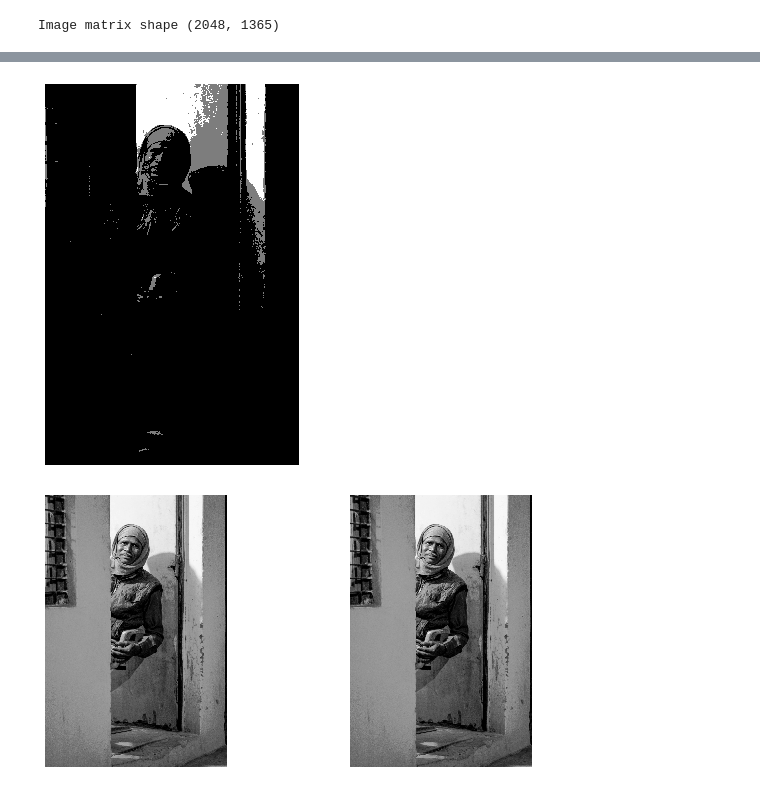
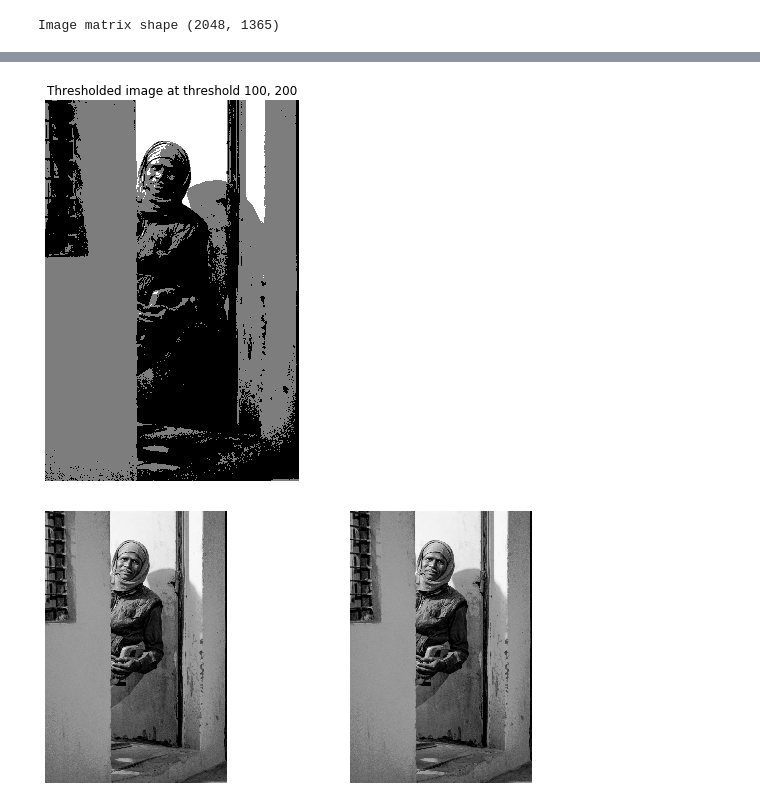
Before and after one commit to thisisashukla/computer-vision, a Jupyter notebook: 3_segmentation/01_non_contextual_techniques.ipynb, the cells around one changed output, grey strips where cells are left out. Drawn from its saved outputs; the diff is of its cells as text; code cells hidden in the pictures.

```diff
--- a/3_segmentation/01_non_contextual_techniques.ipynb
+++ b/3_segmentation/01_non_contextual_techniques.ipynb
@@ -102,11 +110,13 @@ image_hist(image_g)
 # %%
-image_th1 = simple_thresholding2(image_g, 160, 235)
+t1, t2 = 100, 200
+image_th1 = simple_thresholding2(image_g, t1, t2)
 f, ax = plt.subplots(1, 1, figsize = (7, 7))
 ax.axis('off')
 plt.imshow(image_th1, cmap = 'gray')
+plt.title('Thresholded image at threshold {}, {}'.format(t1, t2))
 plt.show()
 # %% [output]
-[figure, old version]
+[figure, new version]
 # %%
 from ipywidgets import interact, widgets
 # %%
```
Also changed, not shown: parts of 25 cells of this notebook, 16 other files.
